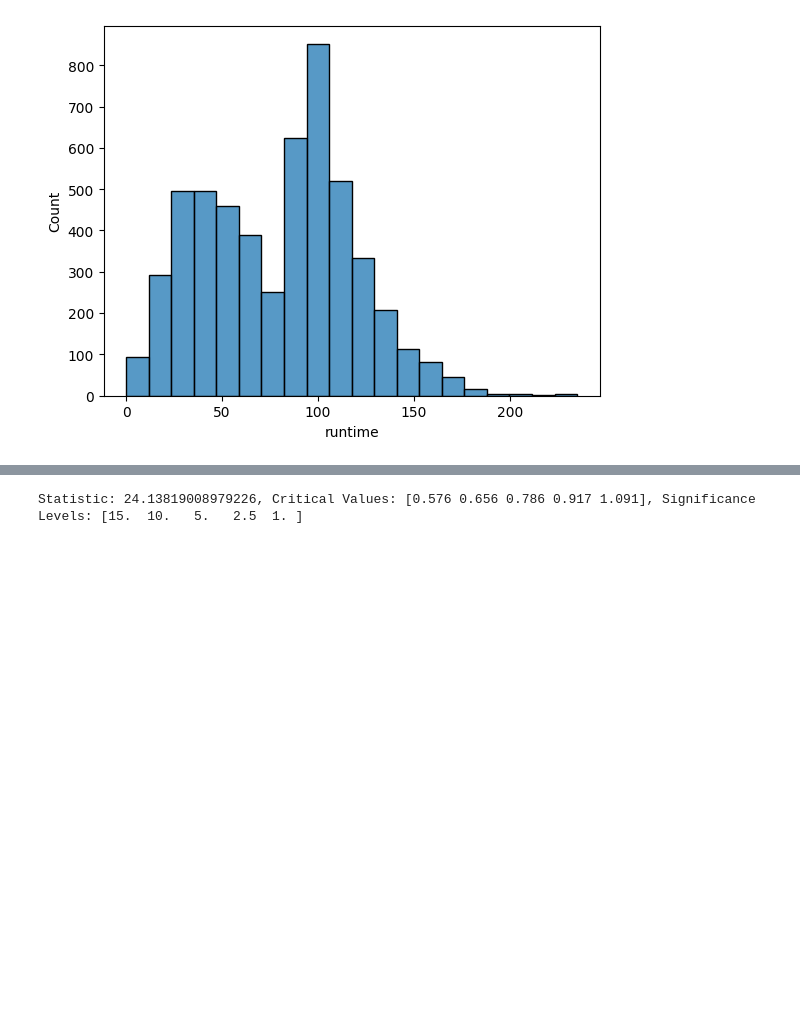
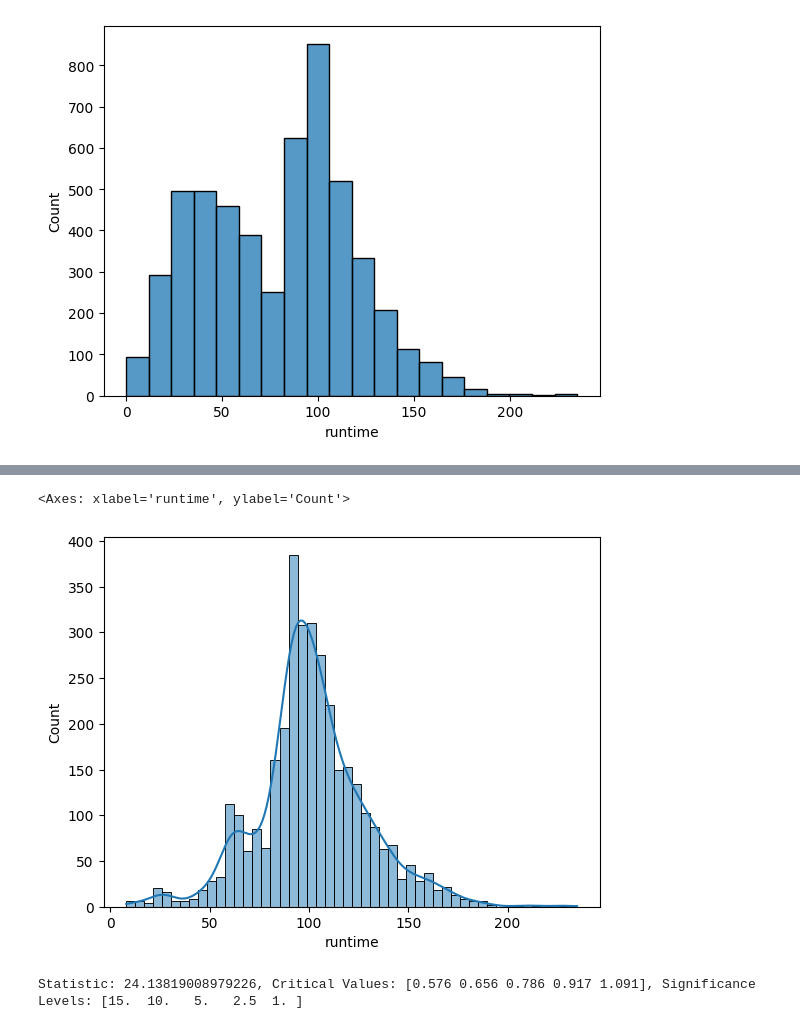
Before and after one commit to AllaKop/Netflix_IMDB_Scores, a Jupyter notebook: Netflix.ipynb, the cells around one changed output, grey strips where cells are left out. Drawn from its saved outputs; the diff is of its cells as text; code cells hidden in the pictures; blank space fills up the shorter version.

```diff
--- a/Netflix.ipynb
+++ b/Netflix.ipynb
@@ -92 +97,12 @@ Statistic: 45.42485446730461, Critical Values: [0.576 0.656 0.786 0.917 1.091],
+# %%
+"""Building displot for runtime for movies"""
+
+# filtering Netflix dataframe by type 'MOVIE'
+movies = netflix.loc[netflix.type == 'MOVIE']
+
+# building histogram for runtime of shows
+sns.histplot(movies['runtime'], kde = True, bins=50)
+# %% [output]
+<Axes: xlabel='runtime', ylabel='Count'>
+[figure, added]
 # %%
```
Also changed, not shown: parts of 10 cells of this notebook.
